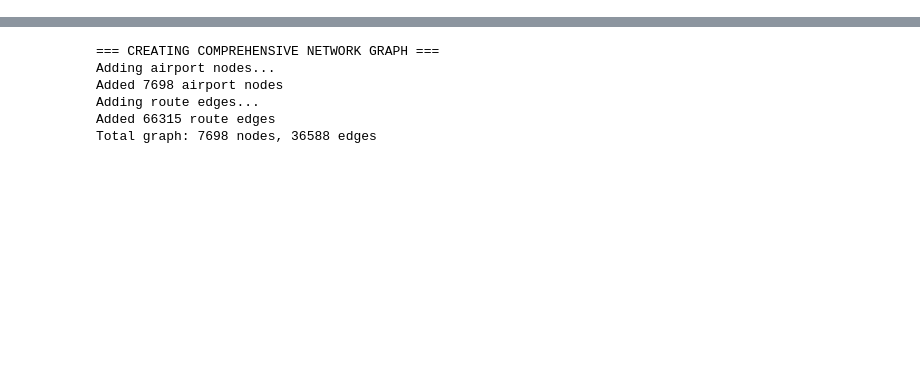
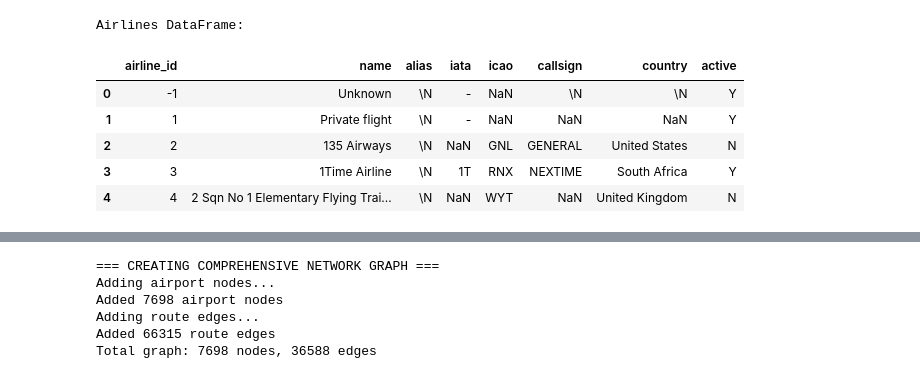
Before and after one commit to Hastapkin/Flight-Route-Advisor, a Jupyter notebook: notebook/flight_route.ipynb, the cells around one changed output, grey strips where cells are left out. Saved outputs shown, nothing was run; the diff lists cells and outputs as text; code cells hidden in the pictures; blank space fills up the shorter version.

```diff
--- a/notebook/flight_route.ipynb
+++ b/notebook/flight_route.ipynb
@@ -625,0 +115,12 @@ from pathlib import Path
+# %%
+# Preview airlines data
+print("Airlines DataFrame:")
+airlines_df.head()
+# %% [output]
+Airlines DataFrame:
+|  | airline_id | name | alias | iata | icao | callsign | country | active |
+| 0 | -1 | Unknown | \N | - | NaN | \N | \N | Y |
+| 1 | 1 | Private flight | \N | - | NaN | NaN | NaN | Y |
+| 2 | 2 | 135 Airways | \N | NaN | GNL | GENERAL | United States | N |
+| 3 | 3 | 1Time Airline | \N | 1T | RNX | NEXTIME | South Africa | Y |
+| 4 | 4 | 2 Sqn No 1 Elementary Flying Trai... | \N | NaN | WYT | NaN | United Kingdom | N |
```
Also changed, not shown: parts of 60 cells of this notebook, 18 other files.
